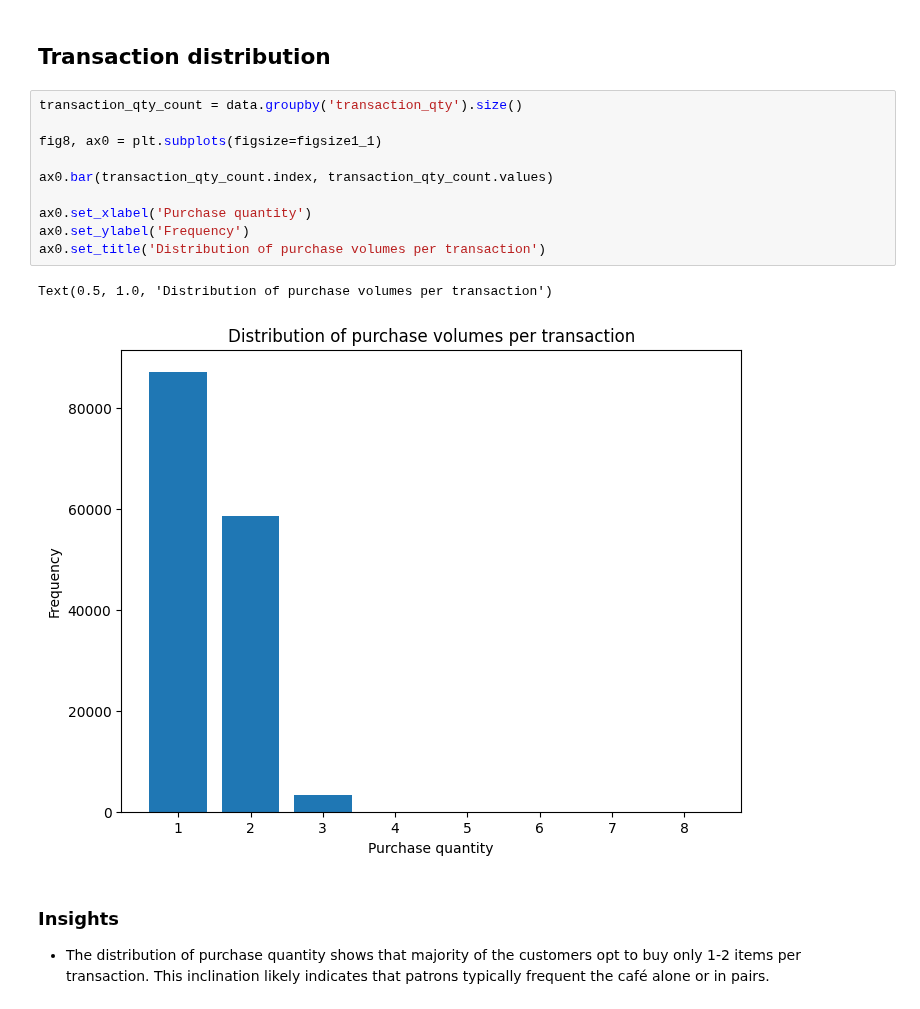
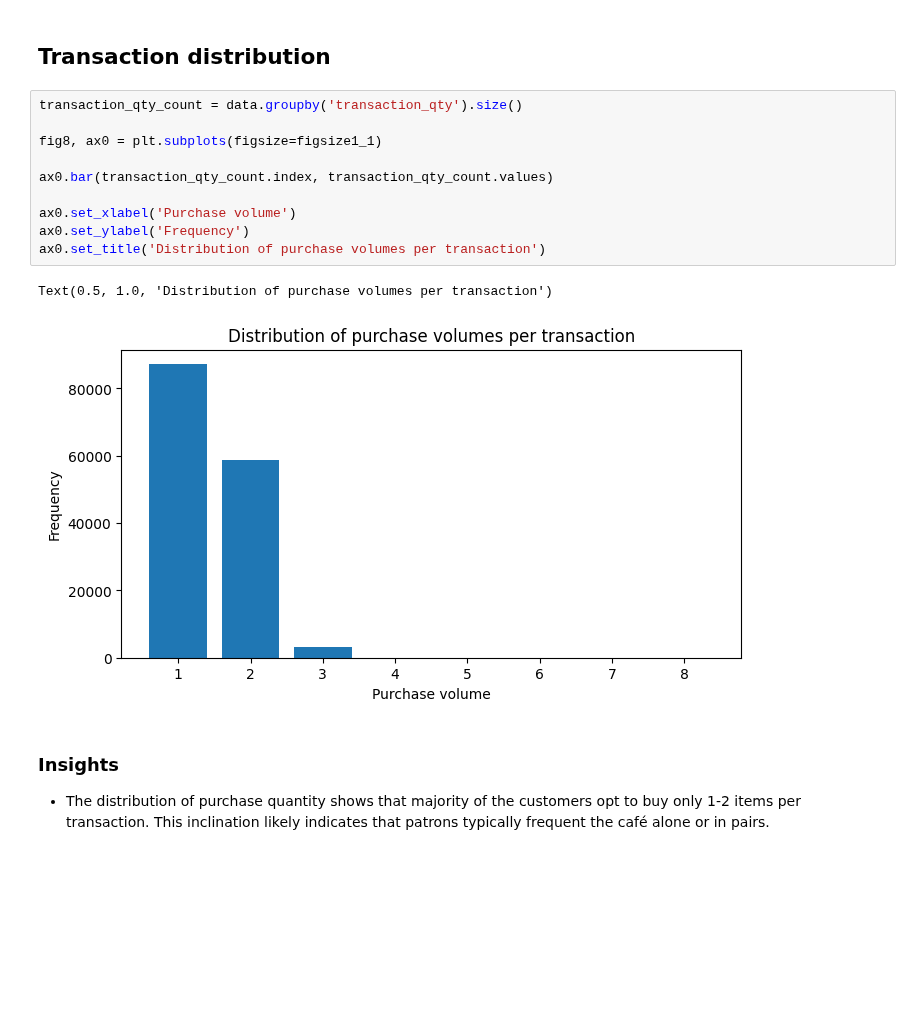
Before and after one commit to mlcuadra1/Coffee-Shop-EDA, a Jupyter notebook: notebooks/Script 2 - EDA.ipynb, the cells around one changed output. Drawn from its saved outputs; the diff is of its cells as text; blank space fills up the shorter version.

```diff
--- a/notebooks/Script 2 - EDA.ipynb
+++ b/notebooks/Script 2 - EDA.ipynb
@@ -329,16 +356,16 @@ Text(0.5, 1.0, 'Distribution of drink sizes purchased')
 # %%
 transaction_qty_count = data.groupby('transaction_qty').size()
 
 fig8, ax0 = plt.subplots(figsize=figsize1_1)
 
 ax0.bar(transaction_qty_count.index, transaction_qty_count.values)
 
-ax0.set_xlabel('Purchase quantity')
+ax0.set_xlabel('Purchase volume')
 ax0.set_ylabel('Frequency')
 ax0.set_title('Distribution of purchase volumes per transaction')
 # %% [output]
 Text(0.5, 1.0, 'Distribution of purchase volumes per transaction')
-[figure, old version]
+[figure, new version]
 # %% [markdown]
 ### Insights
 - The distribution of purchase quantity shows that majority of the customers opt to buy only 1-2 items per transaction. This inclination likely indicates that patrons typically frequent the café alone or in pairs.
```
Also changed, not shown: parts of 10 cells of this notebook, 19 other files.
